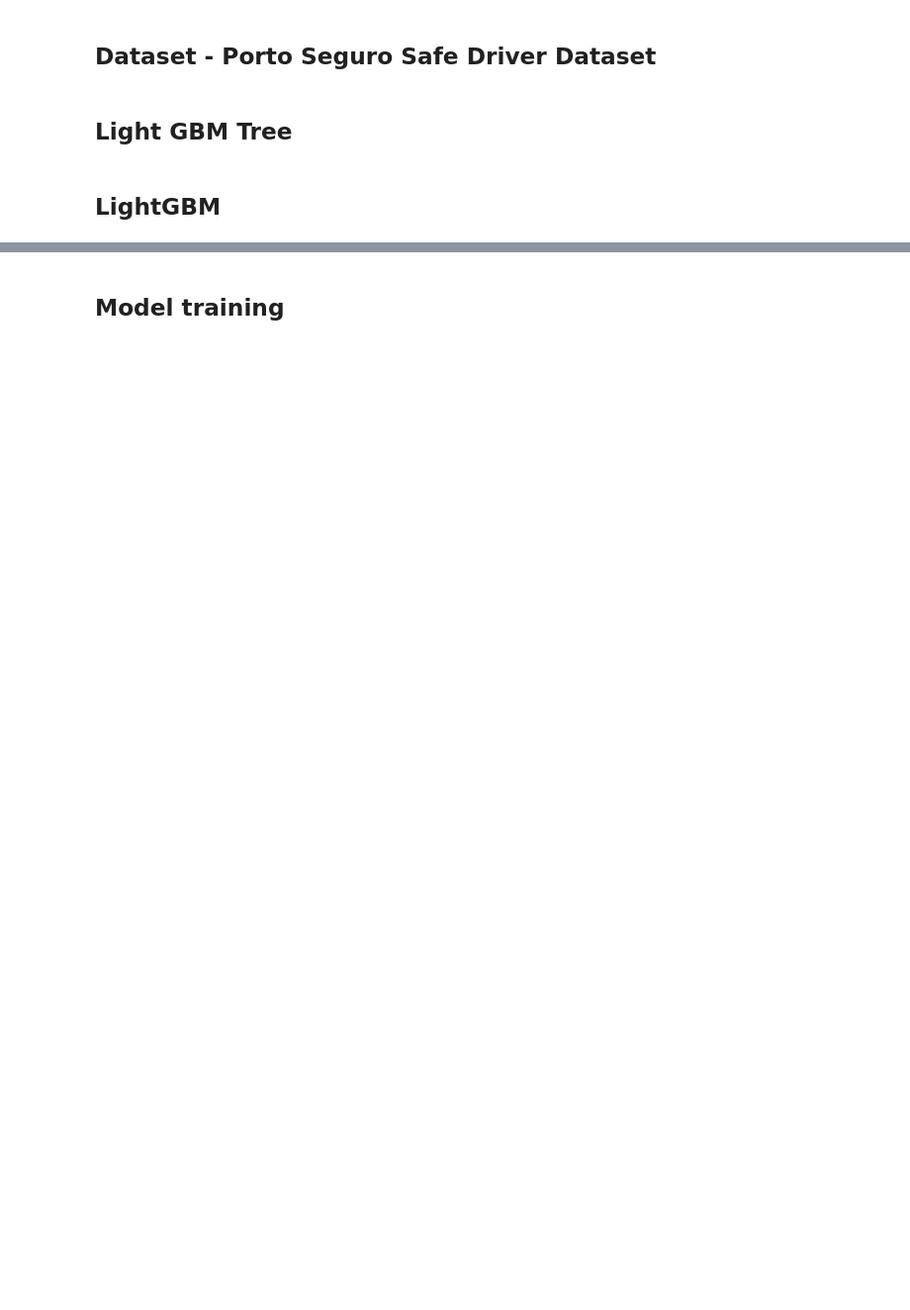
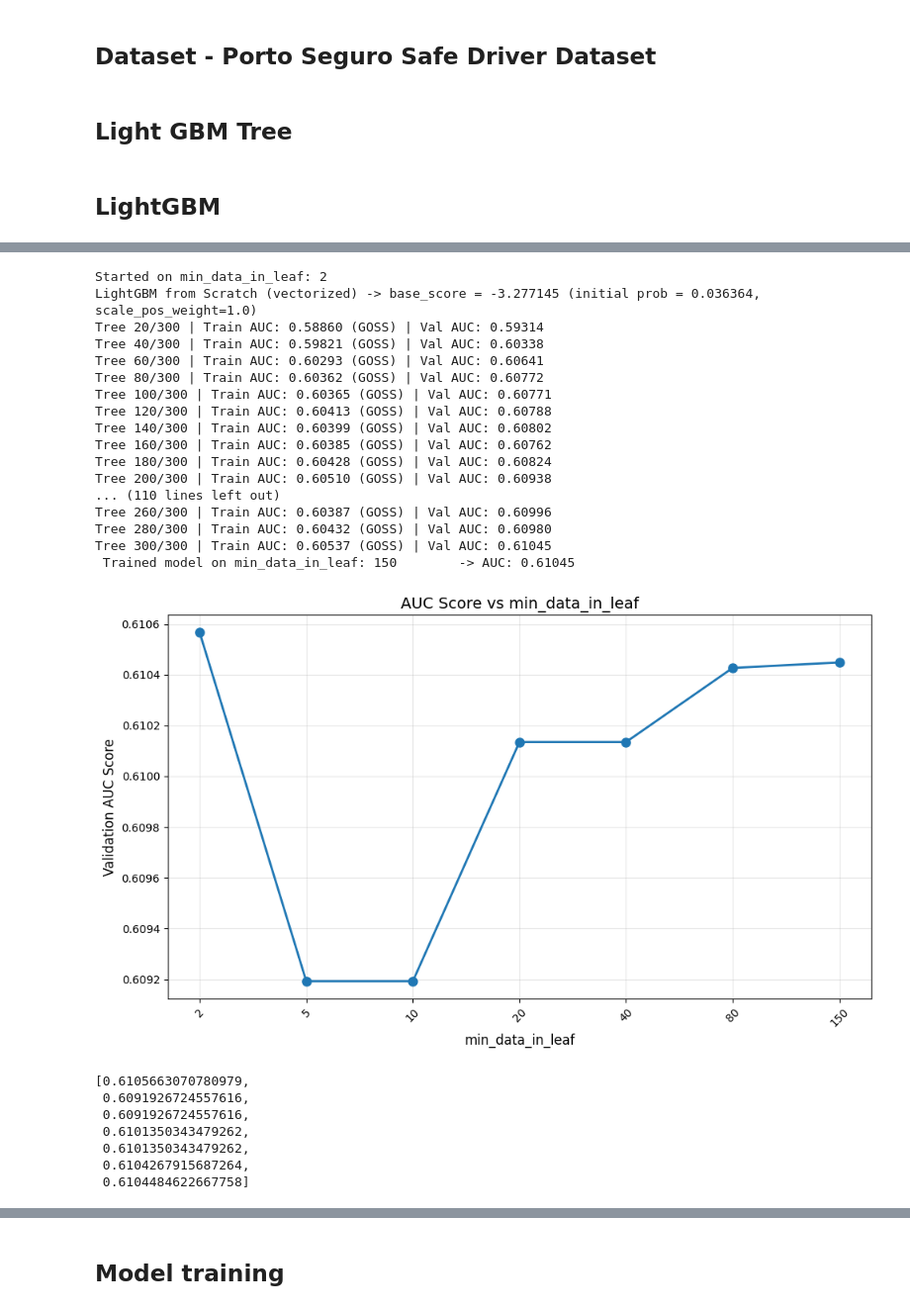
Before and after one commit to adarshanumula7/Insurance_Claim_Predictions, a Jupyter notebook: Models/LightGBM.ipynb, the cells around one changed output, grey strips where cells are left out. Shown at 99% size. Saved outputs shown, nothing was run; the diff lists cells and outputs as text; code cells hidden in the pictures; blank space fills up the shorter version.

```diff
--- a/Models/LightGBM.ipynb
+++ b/Models/LightGBM.ipynb
@@ -405,0 +625,31 @@ class LightGBM:
+# %%
+# min_data_in_leaf
+param_values = [2, 5, 10, 20, 40, 80, 150]
+auc_scores, xticks = tune('min_data_in_leaf', param_values)
+plot('min_data_in_leaf', param_values, 'min_data_in_leaf', auc_scores, xticks)
+# %% [output]
+Started on min_data_in_leaf: 2
+LightGBM from Scratch (vectorized) -> base_score = -3.277145 (initial prob = 0.036364, scale_pos_weight=1.0)
+Tree 20/300 | Train AUC: 0.58860 (GOSS) | Val AUC: 0.59314
+Tree 40/300 | Train AUC: 0.59821 (GOSS) | Val AUC: 0.60338
+Tree 60/300 | Train AUC: 0.60293 (GOSS) | Val AUC: 0.60641
+Tree 80/300 | Train AUC: 0.60362 (GOSS) | Val AUC: 0.60772
+Tree 100/300 | Train AUC: 0.60365 (GOSS) | Val AUC: 0.60771
+Tree 120/300 | Train AUC: 0.60413 (GOSS) | Val AUC: 0.60788
+Tree 140/300 | Train AUC: 0.60399 (GOSS) | Val AUC: 0.60802
+Tree 160/300 | Train AUC: 0.60385 (GOSS) | Val AUC: 0.60762
+Tree 180/300 | Train AUC: 0.60428 (GOSS) | Val AUC: 0.60824
+Tree 200/300 | Train AUC: 0.60510 (GOSS) | Val AUC: 0.60938
+... (110 lines left out)
+Tree 260/300 | Train AUC: 0.60387 (GOSS) | Val AUC: 0.60996
+Tree 280/300 | Train AUC: 0.60432 (GOSS) | Val AUC: 0.60980
+Tree 300/300 | Train AUC: 0.60537 (GOSS) | Val AUC: 0.61045
+ Trained model on min_data_in_leaf: 150        -> AUC: 0.61045
+[figure, added]
+[0.6105663070780979,
+ 0.6091926724557616,
+ 0.6091926724557616,
+ 0.6101350343479262,
+ 0.6101350343479262,
+ 0.6104267915687264,
+ 0.6104484622667758]
```
Also changed, not shown: parts of 26 cells of this notebook, 1 other file.
